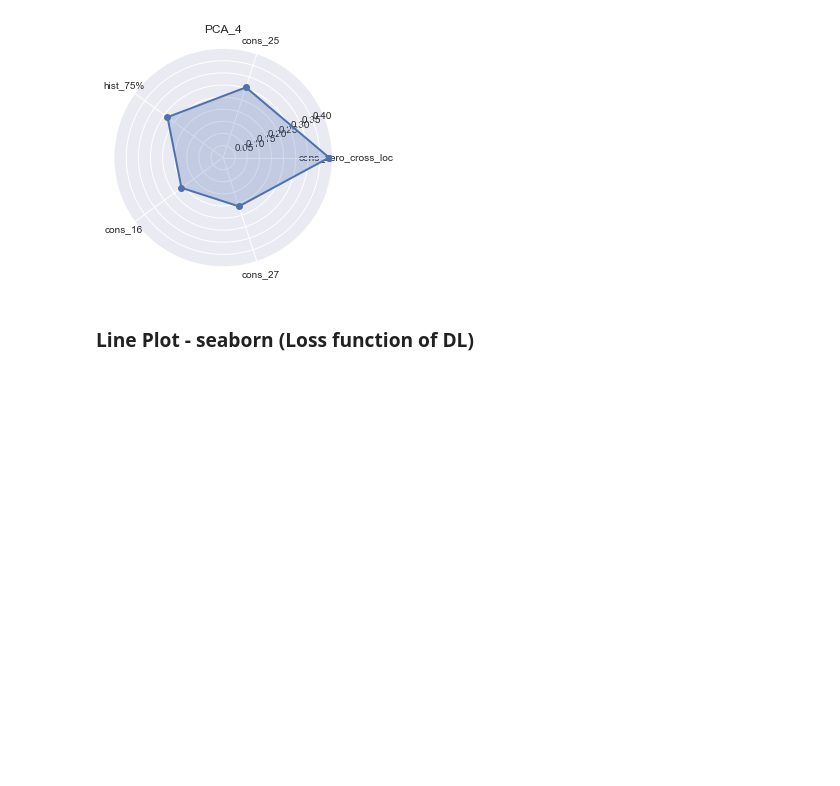
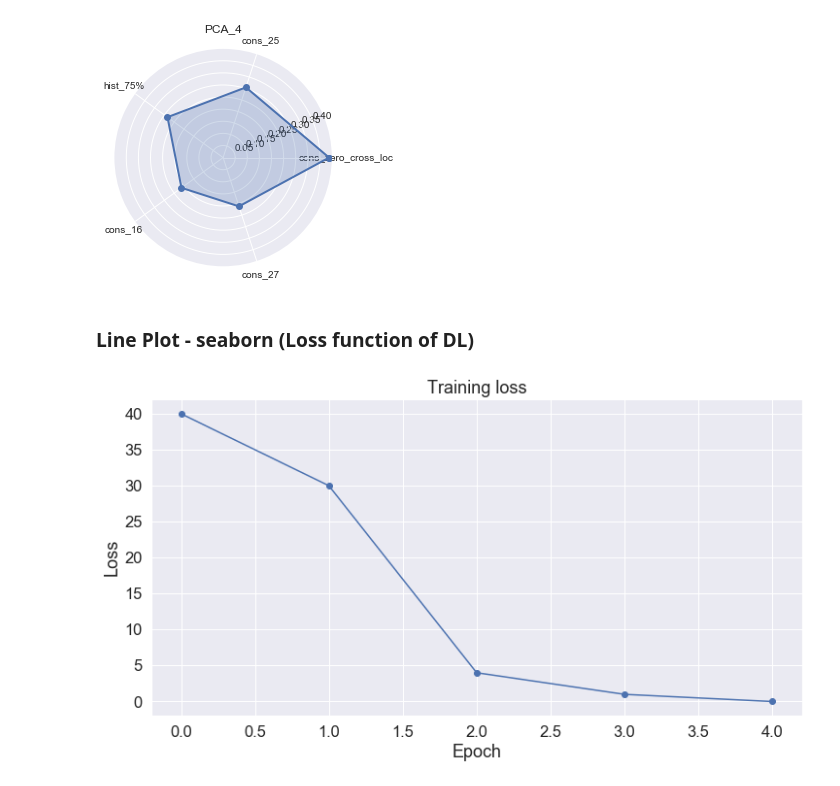
Before and after one commit to kuntalkumarpal/Python-cheat-sheets, a Jupyter notebook: Graphs_Python.ipynb, the cells around one changed output. Cells and saved outputs as stored; diff of their text form; code cells hidden in the pictures; blank space fills up the shorter version.

```diff
--- a/Graphs_Python.ipynb
+++ b/Graphs_Python.ipynb
@@ -168,23 +168,25 @@ ax.grid(True)
 ### Line Plot - seaborn (Loss function of DL)
 # %%
 import matplotlib.pyplot as plt
-% matplotlib inline
+# % matplotlib inline
 
 import seaborn as sns
 
 # Use plot styling from seaborn.
 sns.set(style='darkgrid')
 
 # Increase the plot size and font size.
 sns.set(font_scale=1.5)
 plt.rcParams["figure.figsize"] = (12,6)
 
 # Plot the learning curve.
-plt.plot(loss_values, 'b-o')
+plt.plot([40,30,4,1,0], 'b-o')
 
 # Label the plot.
 plt.title("Training loss")
 plt.xlabel("Epoch")
 plt.ylabel("Loss")
 
 plt.show()
+# %% [output]
+[figure, added]
```
Also changed, not shown: parts of 8 cells of this notebook, 3 other files.
